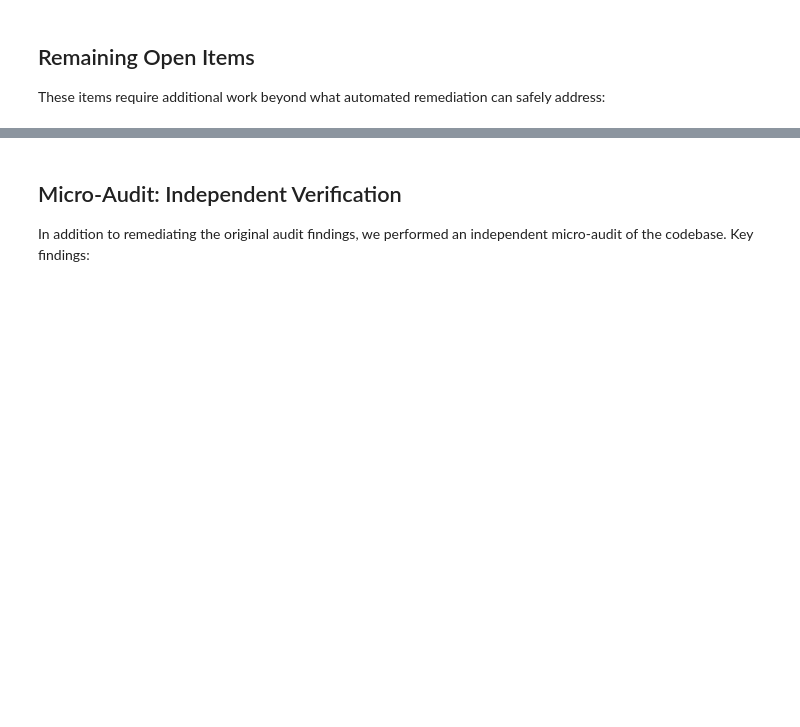
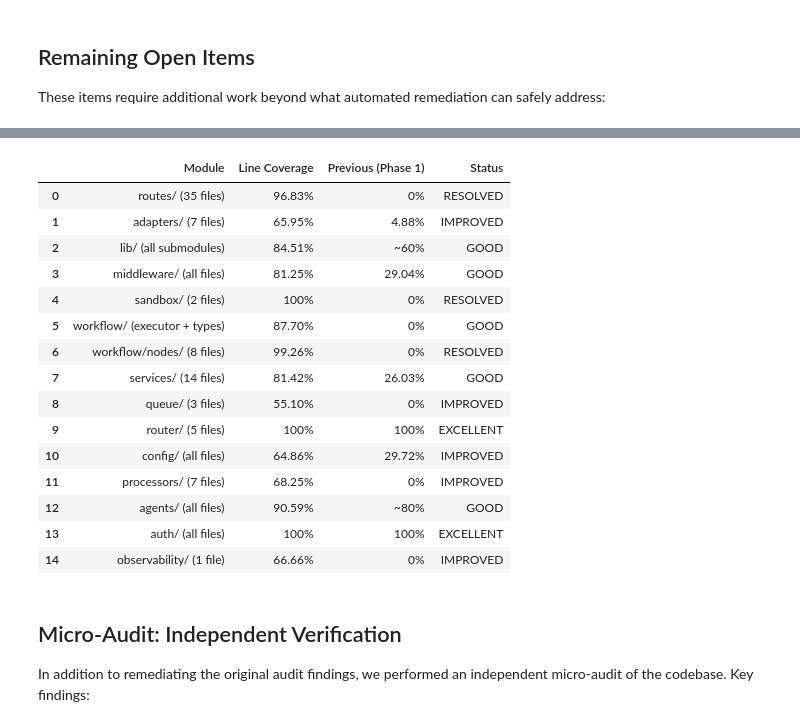
Before and after one commit to Yash-Awasthi/Judica, a Jupyter notebook: AUDIT_REPORT.ipynb, the cells around one changed output, grey strips where cells are left out. Cells and saved outputs as stored; diff of their text form; code cells hidden in the pictures; blank space fills up the shorter version.

```diff
--- a/AUDIT_REPORT.ipynb
+++ b/AUDIT_REPORT.ipynb
@@ -603,3 +542,56 @@ coverage_gaps
+# %%
+coverage_gaps = pd.DataFrame({
+    'Module': [
+        'routes/ (35 files)',
+        'adapters/ (7 files)',
+        'lib/ (all submodules)',
+        'middleware/ (all files)',
+        'sandbox/ (2 files)',
+        'workflow/ (executor + types)',
+        'workflow/nodes/ (8 files)',
+        'services/ (14 files)',
+        'queue/ (3 files)',
+        'router/ (5 files)',
+        'config/ (all files)',
+        'processors/ (7 files)',
+        'agents/ (all files)',
+        'auth/ (all files)',
+        'observability/ (1 file)'
+    ],
+    'Line Coverage': [
+        '96.83%', '65.95%', '84.51%', '81.25%', '100%',
+        '87.70%', '99.26%', '81.42%', '55.10%', '100%',
+        '64.86%', '68.25%', '90.59%', '100%', '66.66%'
+    ],
+    'Previous (Phase 1)': [
+        '0%', '4.88%', '~60%', '29.04%', '0%',
+        '0%', '0%', '26.03%', '0%', '100%',
+        '29.72%', '0%', '~80%', '100%', '0%'
+    ],
+    'Status': [
+        'RESOLVED', 'IMPROVED', 'GOOD', 'GOOD', 'RESOLVED',
+        'GOOD', 'RESOLVED', 'GOOD', 'IMPROVED', 'EXCELLENT',
+        'IMPROVED', 'IMPROVED', 'GOOD', 'EXCELLENT', 'IMPROVED'
+    ]
+})
+coverage_gaps
+# %% [output]
+|  | Module | Line Coverage | Previous (Phase 1) | Status |
+| 0 | routes/ (35 files) | 96.83% | 0% | RESOLVED |
+| 1 | adapters/ (7 files) | 65.95% | 4.88% | IMPROVED |
+| 2 | lib/ (all submodules) | 84.51% | ~60% | GOOD |
+| 3 | middleware/ (all files) | 81.25% | 29.04% | GOOD |
+| 4 | sandbox/ (2 files) | 100% | 0% | RESOLVED |
+| 5 | workflow/ (executor + types) | 87.70% | 0% | GOOD |
+| 6 | workflow/nodes/ (8 files) | 99.26% | 0% | RESOLVED |
+| 7 | services/ (14 files) | 81.42% | 26.03% | GOOD |
+| 8 | queue/ (3 files) | 55.10% | 0% | IMPROVED |
+| 9 | router/ (5 files) | 100% | 100% | EXCELLENT |
+| 10 | config/ (all files) | 64.86% | 29.72% | IMPROVED |
+| 11 | processors/ (7 files) | 68.25% | 0% | IMPROVED |
+| 12 | agents/ (all files) | 90.59% | ~80% | GOOD |
+| 13 | auth/ (all files) | 100% | 100% | EXCELLENT |
+| 14 | observability/ (1 file) | 66.66% | 0% | IMPROVED |
 # %% [markdown]
 ## Micro-Audit: Independent Verification
 
```
Also changed, not shown: parts of 8 cells of this notebook, 48 other files.
